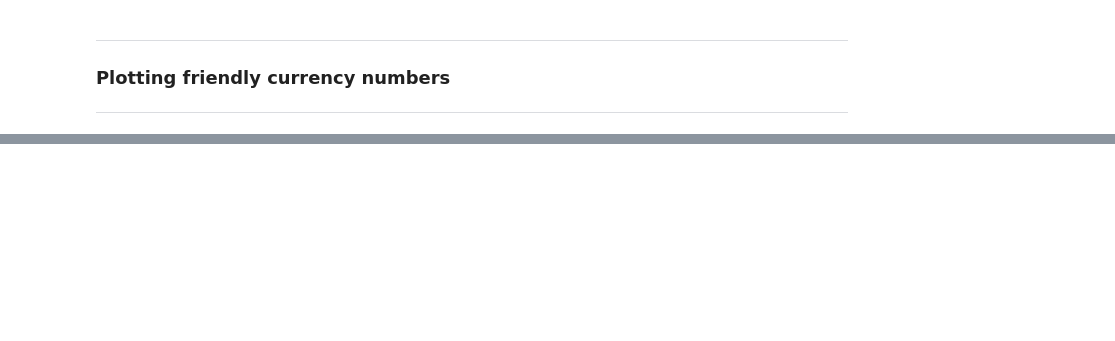
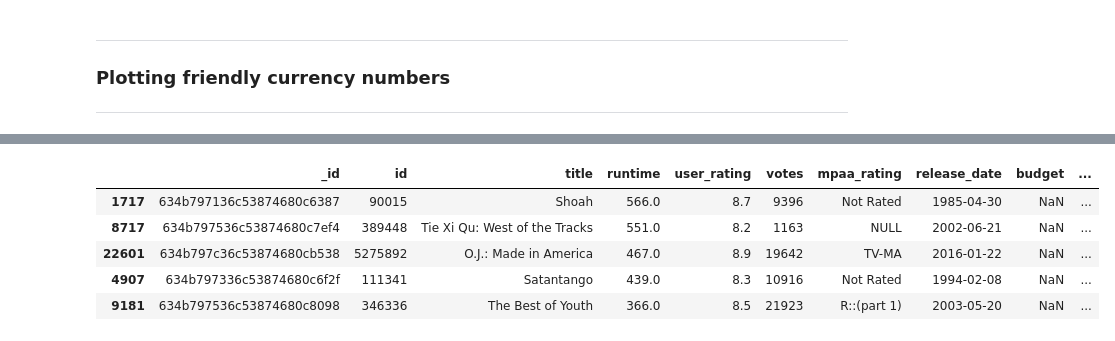
Before and after one commit to natasadkov/DA320, a Jupyter notebook: 3. MongoDB outliers/Sadkov-MongoDB-Outliers.ipynb, the cells around one changed output, grey strips where cells are left out. Cells and saved outputs as stored; diff of their text form; code cells hidden in the pictures; blank space fills up the shorter version.

```diff
--- a/3. MongoDB outliers/Sadkov-MongoDB-Outliers.ipynb
+++ b/3. MongoDB outliers/Sadkov-MongoDB-Outliers.ipynb
@@ -173,0 +129,10 @@ pyplot.show()
+# %%
+#Identify the top outliers for Runtime
+imdb.sort_values("runtime", ascending = False).head()
+# %% [output]
+|  | _id | id | title | runtime | user_rating | votes | mpaa_rating | release_date | budget | ... |
+| 1717 | 634b797136c53874680c6387 | 90015 | Shoah | 566.0 | 8.7 | 9396 | Not Rated | 1985-04-30 | NaN | ... |
+| 8717 | 634b797536c53874680c7ef4 | 389448 | Tie Xi Qu: West of the Tracks | 551.0 | 8.2 | 1163 | NULL | 2002-06-21 | NaN | ... |
+| 22601 | 634b797c36c53874680cb538 | 5275892 | O.J.: Made in America | 467.0 | 8.9 | 19642 | TV-MA | 2016-01-22 | NaN | ... |
+| 4907 | 634b797336c53874680c6f2f | 111341 | Satantango | 439.0 | 8.3 | 10916 | Not Rated | 1994-02-08 | NaN | ... |
+| 9181 | 634b797536c53874680c8098 | 346336 | The Best of Youth | 366.0 | 8.5 | 21923 | R::(part 1) | 2003-05-20 | NaN | ... |
```
Also changed, not shown: parts of 14 cells of this notebook.
